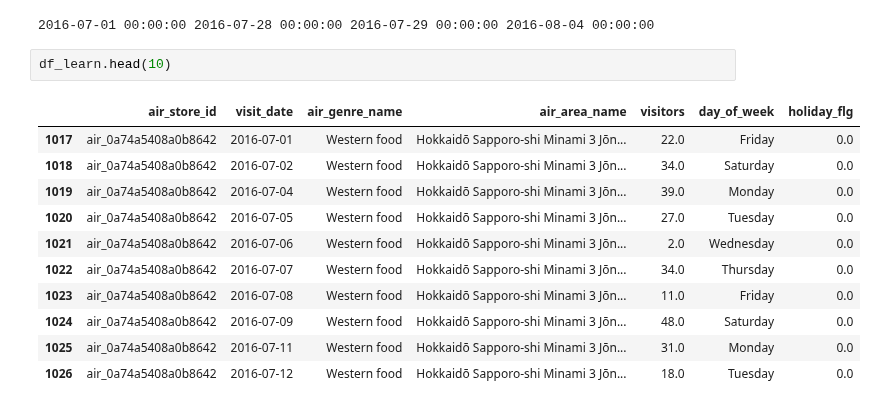
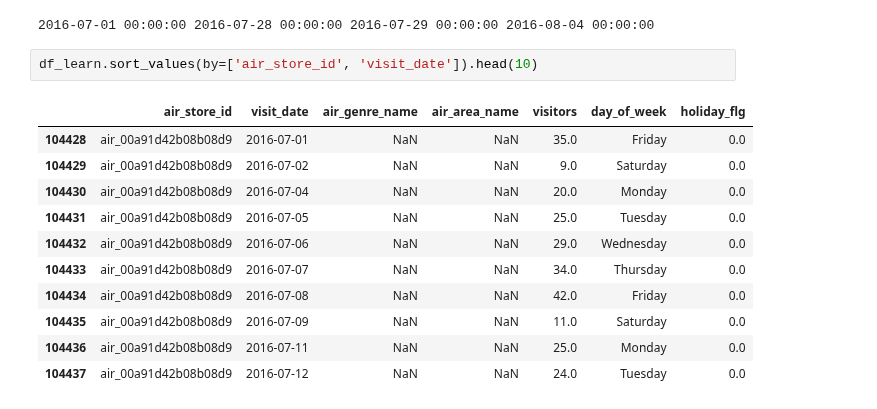
Before and after one commit to rockreid/RecruitRestaurantVisitorForecasting, a Jupyter notebook: Fei/time_series_process.ipynb, the cells around one changed output. Saved outputs shown, nothing was run; the diff lists cells and outputs as text.

```diff
--- a/Fei/time_series_process.ipynb
+++ b/Fei/time_series_process.ipynb
@@ -127,17 +127,17 @@ print(col_s, col_e, val_s, val_e)
 # %% [output]
 2016-07-01 00:00:00 2016-07-28 00:00:00 2016-07-29 00:00:00 2016-08-04 00:00:00
 # %%
-df_learn.head(10)
+df_learn.sort_values(by=['air_store_id', 'visit_date']).head(10)
 # %% [output]
 |  | air_store_id | visit_date | air_genre_name | air_area_name | visitors | day_of_week | holiday_flg |
-| 1017 | air_0a74a5408a0b8642 | 2016-07-01 | Western food | Hokkaidō Sapporo-shi Minami 3 Jōn... | 22.0 | Friday | 0.0 |
-| 1018 | air_0a74a5408a0b8642 | 2016-07-02 | Western food | Hokkaidō Sapporo-shi Minami 3 Jōn... | 34.0 | Saturday | 0.0 |
-| 1019 | air_0a74a5408a0b8642 | 2016-07-04 | Western food | Hokkaidō Sapporo-shi Minami 3 Jōn... | 39.0 | Monday | 0.0 |
-| 1020 | air_0a74a5408a0b8642 | 2016-07-05 | Western food | Hokkaidō Sapporo-shi Minami 3 Jōn... | 27.0 | Tuesday | 0.0 |
-| 1021 | air_0a74a5408a0b8642 | 2016-07-06 | Western food | Hokkaidō Sapporo-shi Minami 3 Jōn... | 2.0 | Wednesday | 0.0 |
-| 1022 | air_0a74a5408a0b8642 | 2016-07-07 | Western food | Hokkaidō Sapporo-shi Minami 3 Jōn... | 34.0 | Thursday | 0.0 |
-| 1023 | air_0a74a5408a0b8642 | 2016-07-08 | Western food | Hokkaidō Sapporo-shi Minami 3 Jōn... | 11.0 | Friday | 0.0 |
-| 1024 | air_0a74a5408a0b8642 | 2016-07-09 | Western food | Hokkaidō Sapporo-shi Minami 3 Jōn... | 48.0 | Saturday | 0.0 |
-| 1025 | air_0a74a5408a0b8642 | 2016-07-11 | Western food | Hokkaidō Sapporo-shi Minami 3 Jōn... | 31.0 | Monday | 0.0 |
-| 1026 | air_0a74a5408a0b8642 | 2016-07-12 | Western food | Hokkaidō Sapporo-shi Minami 3 Jōn... | 18.0 | Tuesday | 0.0 |
+| 104428 | air_00a91d42b08b08d9 | 2016-07-01 | NaN | NaN | 35.0 | Friday | 0.0 |
+| 104429 | air_00a91d42b08b08d9 | 2016-07-02 | NaN | NaN | 9.0 | Saturday | 0.0 |
+| 104430 | air_00a91d42b08b08d9 | 2016-07-04 | NaN | NaN | 20.0 | Monday | 0.0 |
+| 104431 | air_00a91d42b08b08d9 | 2016-07-05 | NaN | NaN | 25.0 | Tuesday | 0.0 |
+| 104432 | air_00a91d42b08b08d9 | 2016-07-06 | NaN | NaN | 29.0 | Wednesday | 0.0 |
+| 104433 | air_00a91d42b08b08d9 | 2016-07-07 | NaN | NaN | 34.0 | Thursday | 0.0 |
+| 104434 | air_00a91d42b08b08d9 | 2016-07-08 | NaN | NaN | 42.0 | Friday | 0.0 |
+| 104435 | air_00a91d42b08b08d9 | 2016-07-09 | NaN | NaN | 11.0 | Saturday | 0.0 |
+| 104436 | air_00a91d42b08b08d9 | 2016-07-11 | NaN | NaN | 25.0 | Monday | 0.0 |
+| 104437 | air_00a91d42b08b08d9 | 2016-07-12 | NaN | NaN | 24.0 | Tuesday | 0.0 |
 # %%
```
Also changed, not shown: parts of 7 cells of this notebook.
